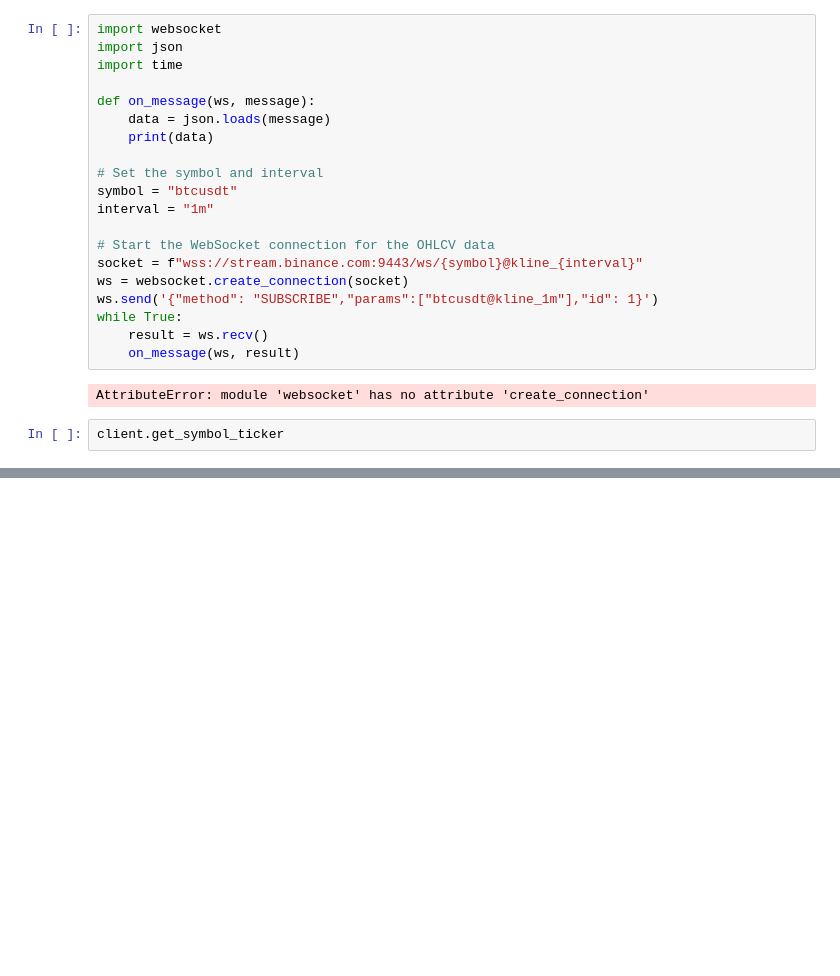
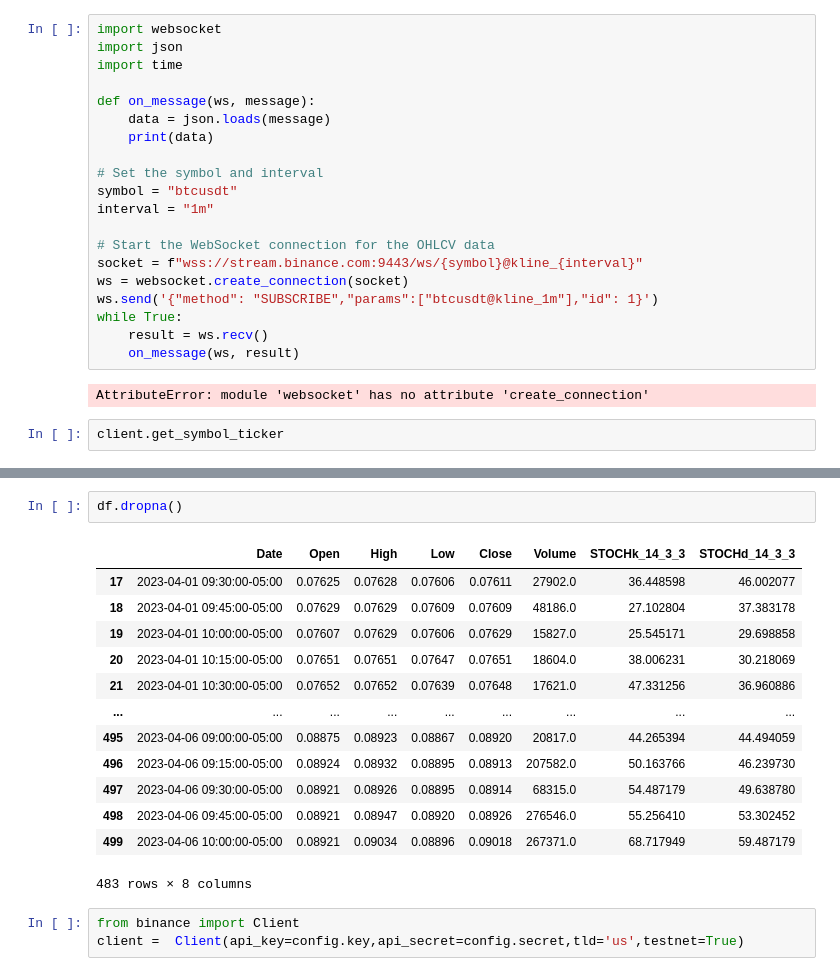
Before and after one commit to kubadlugosz/Geminit-Trading-Bot, a Jupyter notebook: Backtest.ipynb, the cells around one changed output, grey strips where cells are left out. Saved outputs shown, nothing was run; the diff lists cells and outputs as text; blank space fills up the shorter version.

```diff
--- a/Backtest.ipynb
+++ b/Backtest.ipynb
@@ -2077,0 +2147,19 @@ client.get_symbol_ticker
+# %%
+df.dropna()
+# %% [output]
+|  | Date | Open | High | Low | Close | Volume | STOCHk_14_3_3 | STOCHd_14_3_3 |
+| 17 | 2023-04-01 09:30:00-05:00 | 0.07625 | 0.07628 | 0.07606 | 0.07611 | 27902.0 | 36.448598 | 46.002077 |
+| 18 | 2023-04-01 09:45:00-05:00 | 0.07629 | 0.07629 | 0.07609 | 0.07609 | 48186.0 | 27.102804 | 37.383178 |
+| 19 | 2023-04-01 10:00:00-05:00 | 0.07607 | 0.07629 | 0.07606 | 0.07629 | 15827.0 | 25.545171 | 29.698858 |
+| 20 | 2023-04-01 10:15:00-05:00 | 0.07651 | 0.07651 | 0.07647 | 0.07651 | 18604.0 | 38.006231 | 30.218069 |
+| 21 | 2023-04-01 10:30:00-05:00 | 0.07652 | 0.07652 | 0.07639 | 0.07648 | 17621.0 | 47.331256 | 36.960886 |
+| ... | ... | ... | ... | ... | ... | ... | ... | ... |
+| 495 | 2023-04-06 09:00:00-05:00 | 0.08875 | 0.08923 | 0.08867 | 0.08920 | 20817.0 | 44.265394 | 44.494059 |
+| 496 | 2023-04-06 09:15:00-05:00 | 0.08924 | 0.08932 | 0.08895 | 0.08913 | 207582.0 | 50.163766 | 46.239730 |
+| 497 | 2023-04-06 09:30:00-05:00 | 0.08921 | 0.08926 | 0.08895 | 0.08914 | 68315.0 | 54.487179 | 49.638780 |
+| 498 | 2023-04-06 09:45:00-05:00 | 0.08921 | 0.08947 | 0.08920 | 0.08926 | 276546.0 | 55.256410 | 53.302452 |
+| 499 | 2023-04-06 10:00:00-05:00 | 0.08921 | 0.09034 | 0.08896 | 0.09018 | 267371.0 | 68.717949 | 59.487179 |
+483 rows × 8 columns
+# %%
+from binance import Client
+client =  Client(api_key=config.key,api_secret=config.secret,tld='us',testnet=True)
```
Also changed, not shown: parts of 18 cells of this notebook, 6 other files.
